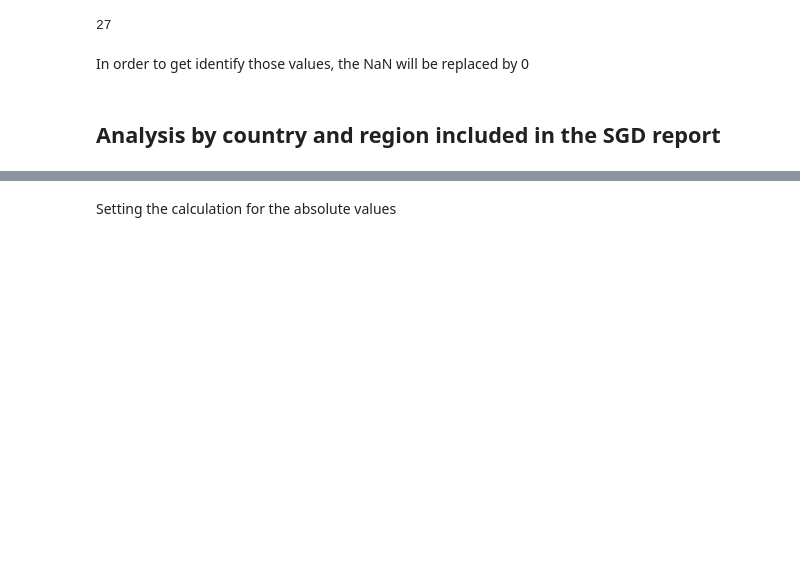
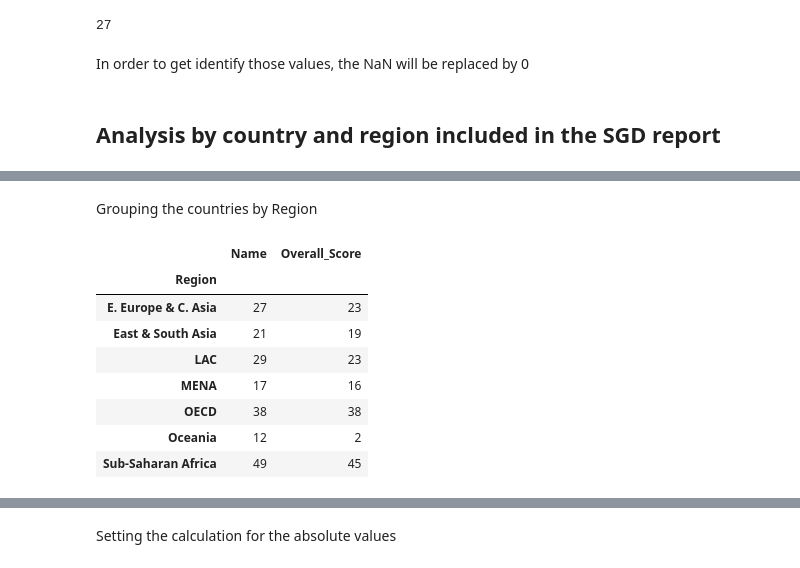
Before and after one commit to orl1289/Sustainable-Development-Goals, a Jupyter notebook: SDG_Country.ipynb, the cells around one changed output, grey strips where cells are left out. Drawn from its saved outputs; the diff is of its cells as text; code cells hidden in the pictures; blank space fills up the shorter version.

```diff
--- a/SDG_Country.ipynb
+++ b/SDG_Country.ipynb
@@ -84,0 +89,14 @@ df.groupby(['Region']).count()
+# %% [markdown]
+Grouping the countries by Region
+# %%
+df.groupby('Region').count()
+# %% [output]
+|  | Name | Overall_Score |
+| Region |  |  |
+| E. Europe & C. Asia | 27 | 23 |
+| East & South Asia | 21 | 19 |
+| LAC | 29 | 23 |
+| MENA | 17 | 16 |
+| OECD | 38 | 38 |
+| Oceania | 12 | 2 |
+| Sub-Saharan Africa | 49 | 45 |
```
Also changed, not shown: parts of 8 cells of this notebook.
